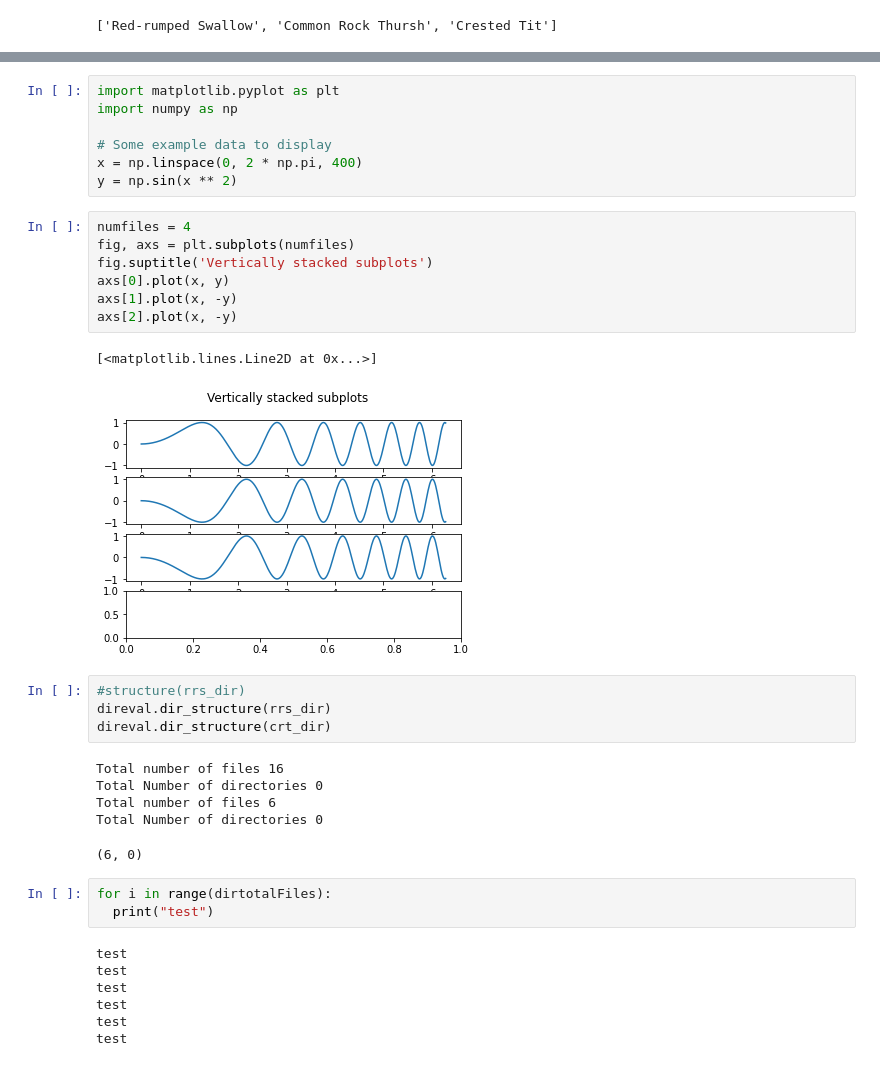
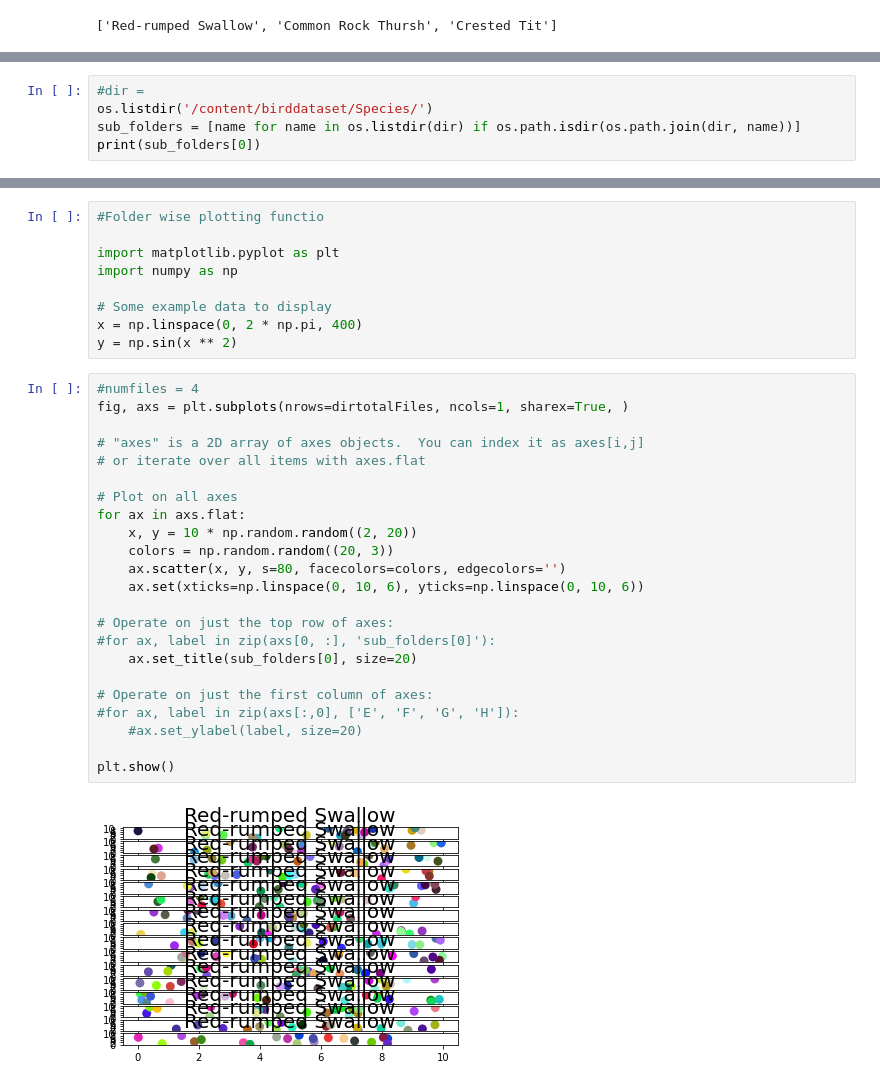
Before and after one commit to KuebikoSystems/birddataset, a Jupyter notebook: DatasetAutomation.ipynb, the cells around one changed output, grey strips where cells are left out. Drawn from its saved outputs; the diff is of its cells as text.

```diff
--- a/DatasetAutomation.ipynb
+++ b/DatasetAutomation.ipynb
@@ -101,0 +18,5 @@ Total: 46
+# %%
+#dir =
+os.listdir('/content/birddataset/Species/')
+sub_folders = [name for name in os.listdir(dir) if os.path.isdir(os.path.join(dir, name))]
+print(sub_folders[0])
@@ -108,37 +90,34 @@ crst_dir = '/content/birddataset/Species/Crested Tit'
 # %%
+#Folder wise plotting functio
+
 import matplotlib.pyplot as plt
 import numpy as np
 
 # Some example data to display
 x = np.linspace(0, 2 * np.pi, 400)
 y = np.sin(x ** 2)
-# %%
-numfiles = 4
-fig, axs = plt.subplots(numfiles)
-fig.suptitle('Vertically stacked subplots')
-axs[0].plot(x, y)
-axs[1].plot(x, -y)
-axs[2].plot(x, -y)
-# %% [output]
-[<matplotlib.lines.Line2D at 0x...>]
-[figure, removed]
-# %%
-#structure(rrs_dir)
-direval.dir_structure(rrs_dir)
-direval.dir_structure(crt_dir)
-# %% [output]
-Total number of files 16
-Total Number of directories 0
-Total number of files 6
-Total Number of directories 0
-(6, 0)
-# %%
-for i in range(dirtotalFiles):
-  print("test")
-# %% [output]
-test
-test
-test
-test
-test
-test
+# %%
+#numfiles = 4
+fig, axs = plt.subplots(nrows=dirtotalFiles, ncols=1, sharex=True, )
+
+# "axes" is a 2D array of axes objects.  You can index it as axes[i,j]
+# or iterate over all items with axes.flat
+
+# Plot on all axes
+for ax in axs.flat:
+    x, y = 10 * np.random.random((2, 20))
+    colors = np.random.random((20, 3))
+    ax.scatter(x, y, s=80, facecolors=colors, edgecolors='')
+    ax.set(xticks=np.linspace(0, 10, 6), yticks=np.linspace(0, 10, 6))
+
+# Operate on just the top row of axes:
+#for ax, label in zip(axs[0, :], 'sub_folders[0]'):
+    ax.set_title(sub_folders[0], size=20)
+
+# Operate on just the first column of axes:
+#for ax, label in zip(axs[:,0], ['E', 'F', 'G', 'H']):
+    #ax.set_ylabel(label, size=20)
+
+plt.show()
+# %% [output]
+[figure, added]
```
Also changed, not shown: parts of 10 cells of this notebook.
